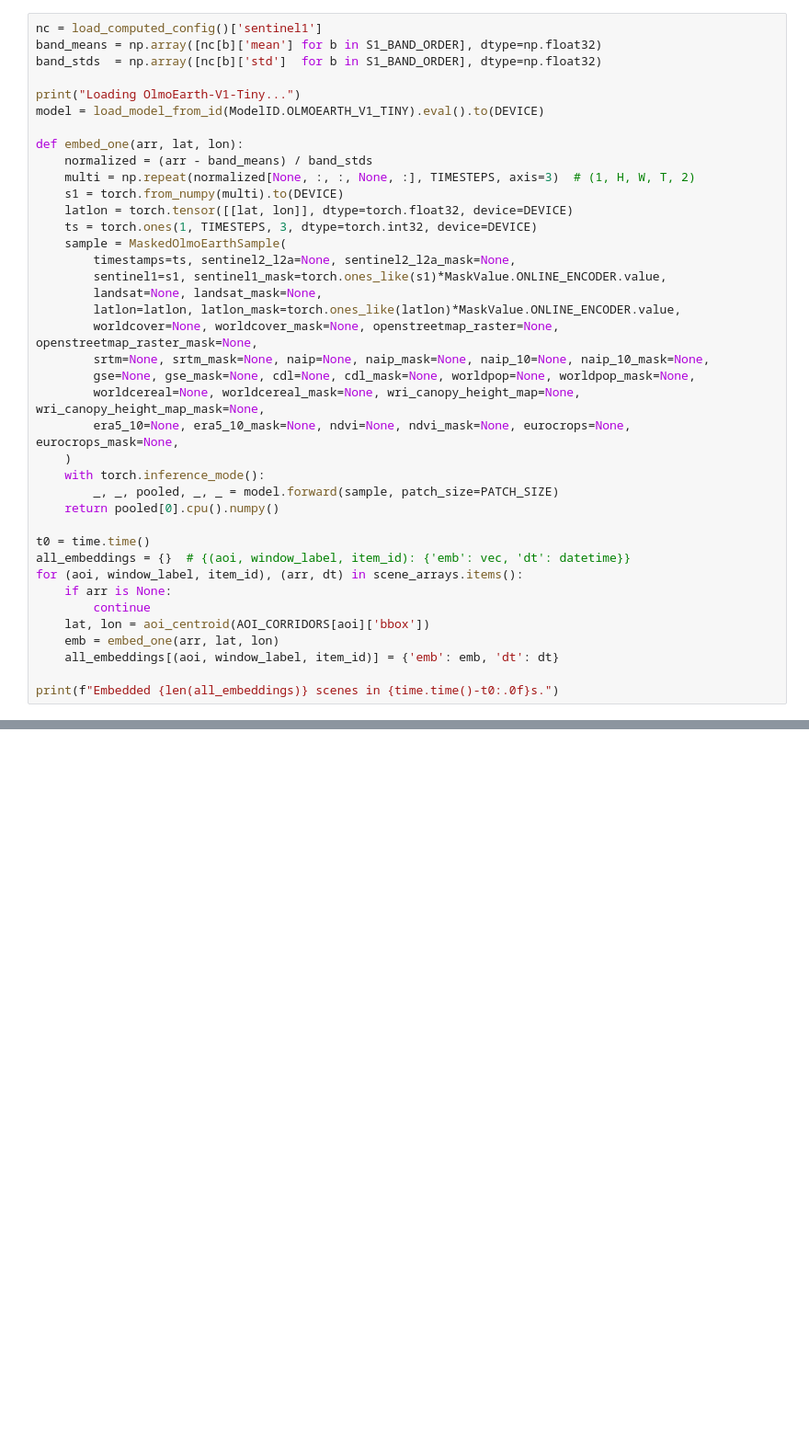
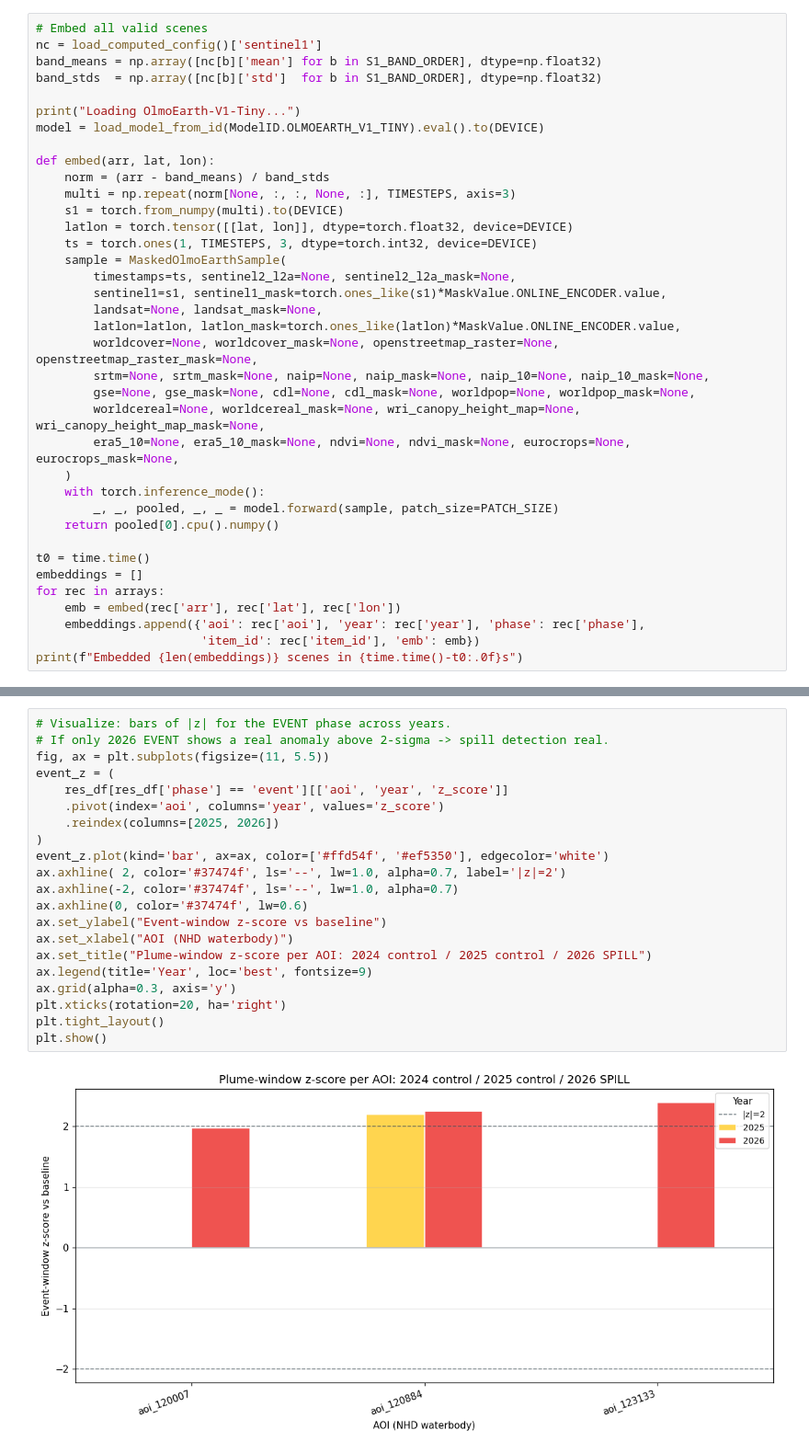
Before and after one commit to 2imi9/olmoearth-potomac-notebooks, a Jupyter notebook: notebooks/03_tutorial_embeddings.ipynb, the cells around one changed output, grey strips where cells are left out. Shown at 92% size. Cells and saved outputs as stored; diff of their text form; blank space fills up the shorter version.

```diff
--- a/notebooks/03_tutorial_embeddings.ipynb
+++ b/notebooks/03_tutorial_embeddings.ipynb
@@ -250,4 +298,5 @@ We'll embed every scene individually (instead of averaging composites first) —
 # %%
+# Embed all valid scenes
 nc = load_computed_config()['sentinel1']
 band_means = np.array([nc[b]['mean'] for b in S1_BAND_ORDER], dtype=np.float32)
 band_stds  = np.array([nc[b]['std']  for b in S1_BAND_ORDER], dtype=np.float32)
@@ -255,9 +304,9 @@ band_stds  = np.array([nc[b]['std']  for b in S1_BAND_ORDER], dtype=np.float32)
 print("Loading OlmoEarth-V1-Tiny...")
 model = load_model_from_id(ModelID.OLMOEARTH_V1_TINY).eval().to(DEVICE)
 
-def embed_one(arr, lat, lon):
-    normalized = (arr - band_means) / band_stds
-    multi = np.repeat(normalized[None, :, :, None, :], TIMESTEPS, axis=3)  # (1, H, W, T, 2)
+def embed(arr, lat, lon):
+    norm = (arr - band_means) / band_stds
+    multi = np.repeat(norm[None, :, :, None, :], TIMESTEPS, axis=3)
     s1 = torch.from_numpy(multi).to(DEVICE)
     latlon = torch.tensor([[lat, lon]], dtype=torch.float32, device=DEVICE)
     ts = torch.ones(1, TIMESTEPS, 3, dtype=torch.int32, device=DEVICE)
@@ -277,14 +326,11 @@ def embed_one(arr, lat, lon):
     return pooled[0].cpu().numpy()
 
 t0 = time.time()
-all_embeddings = {}  # {(aoi, window_label, item_id): {'emb': vec, 'dt': datetime}}
-for (aoi, window_label, item_id), (arr, dt) in scene_arrays.items():
-    if arr is None:
-        continue
-    lat, lon = aoi_centroid(AOI_CORRIDORS[aoi]['bbox'])
-    emb = embed_one(arr, lat, lon)
-    all_embeddings[(aoi, window_label, item_id)] = {'emb': emb, 'dt': dt}
-
-print(f"Embedded {len(all_embeddings)} scenes in {time.time()-t0:.0f}s.")
+embeddings = []
+for rec in arrays:
+    emb = embed(rec['arr'], rec['lat'], rec['lon'])
+    embeddings.append({'aoi': rec['aoi'], 'year': rec['year'], 'phase': rec['phase'],
+                       'item_id': rec['item_id'], 'emb': emb})
+print(f"Embedded {len(embeddings)} scenes in {time.time()-t0:.0f}s")
 # %% [output]
 Loading OlmoEarth-V1-Tiny...
@@ -459,0 +398,23 @@ OlmoEarth z (upper_chesapeake_bay)            0.25
+# %%
+# Visualize: bars of |z| for the EVENT phase across years.
+# If only 2026 EVENT shows a real anomaly above 2-sigma -> spill detection real.
+fig, ax = plt.subplots(figsize=(11, 5.5))
+event_z = (
+    res_df[res_df['phase'] == 'event'][['aoi', 'year', 'z_score']]
+    .pivot(index='aoi', columns='year', values='z_score')
+    .reindex(columns=[2025, 2026])
+)
+event_z.plot(kind='bar', ax=ax, color=['#ffd54f', '#ef5350'], edgecolor='white')
+ax.axhline( 2, color='#37474f', ls='--', lw=1.0, alpha=0.7, label='|z|=2')
+ax.axhline(-2, color='#37474f', ls='--', lw=1.0, alpha=0.7)
+ax.axhline(0, color='#37474f', lw=0.6)
+ax.set_ylabel("Event-window z-score vs baseline")
+ax.set_xlabel("AOI (NHD waterbody)")
+ax.set_title("Plume-window z-score per AOI: 2024 control / 2025 control / 2026 SPILL")
+ax.legend(title='Year', loc='best', fontsize=9)
+ax.grid(alpha=0.3, axis='y')
+plt.xticks(rotation=20, ha='right')
+plt.tight_layout()
+plt.show()
+# %% [output]
+[figure, added]
```
Also changed, not shown: parts of 27 cells of this notebook.
